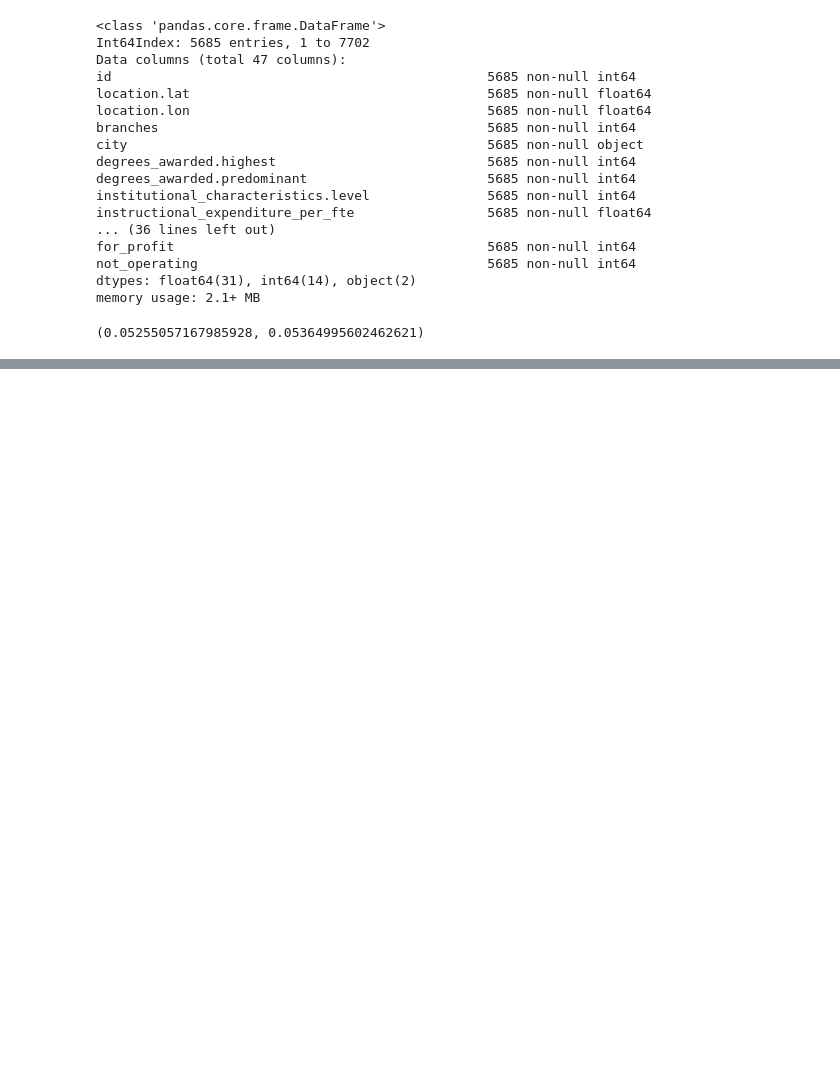
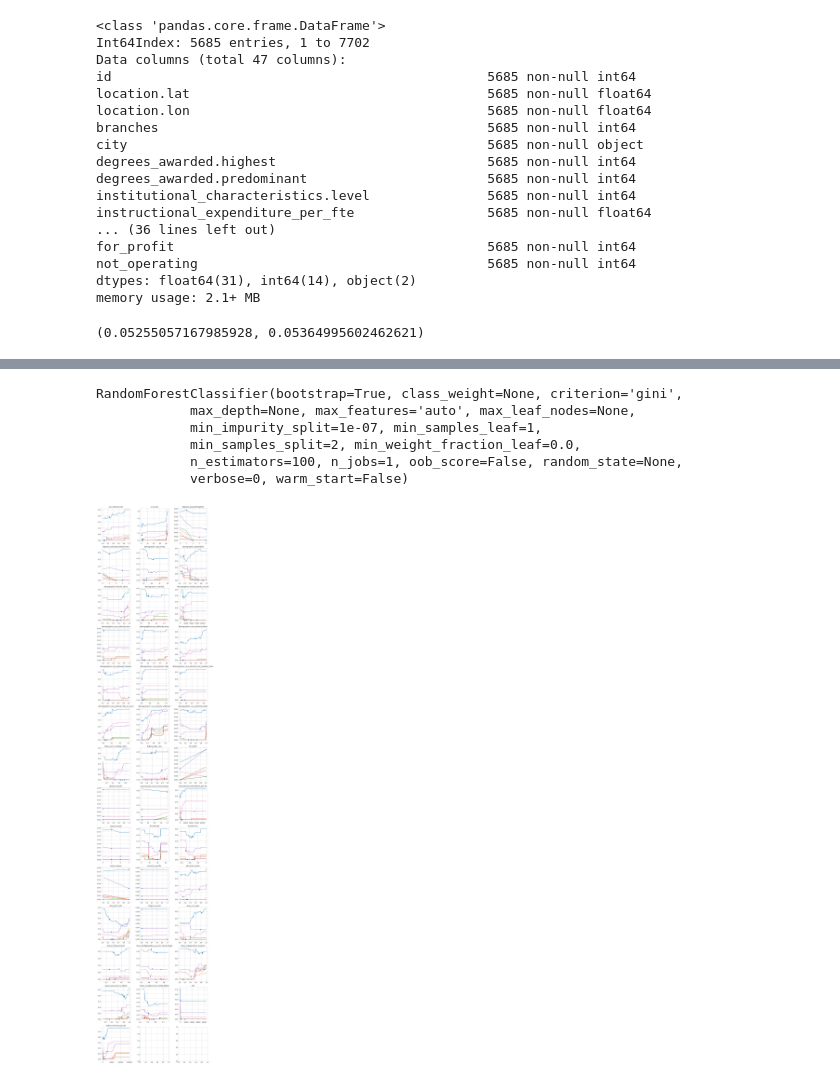
Before and after one commit to aawiegel/CollegeClassification, a Jupyter notebook: Classification.ipynb, the cells around one changed output, grey strips where cells are left out. Cells and saved outputs as stored; diff of their text form; code cells hidden in the pictures; blank space fills up the shorter version.

```diff
--- a/Classification.ipynb
+++ b/Classification.ipynb
@@ -795,2 +798,7 @@ Log loss: 0.15302989182758284
 # %%
 import ml_insights as mli
+# %%
+X = cleaned_school_df.loc[cleaned_school_df.branches != 142].drop(['id', 'city', 'name',
+                                                                    'ownership', 'region_id',
+                                                                    'operating', 'not_operating'], axis=1)
+y = cleaned_school_df.not_operating.loc[cleaned_school_df.branches != 142]
@@ -797,2 +807,17 @@ import ml_insights as mli
+# %%
+smaller_forest = RandomForestClassifier(n_estimators=100)
+# %%
+smaller_forest.fit(X_train, y_train)
+# %% [output]
+RandomForestClassifier(bootstrap=True, class_weight=None, criterion='gini',
+            max_depth=None, max_features='auto', max_leaf_nodes=None,
+            min_impurity_split=1e-07, min_samples_leaf=1,
+            min_samples_split=2, min_weight_fraction_leaf=0.0,
+            n_estimators=100, n_jobs=1, oob_score=False, random_state=None,
+            verbose=0, warm_start=False)
 # %%
-#mxr_rf = mli.ModelXRay(fit_models_noITT['RandomForest'],X_test)
+mxr_rf = mli.ModelXRay(smaller_forest,X_test)
+# %%
+indices = mxr_rf.feature_dependence_plots(num_pts=7)
+# %% [output]
+[figure, added]
```
Also changed, not shown: parts of 46 cells of this notebook.
